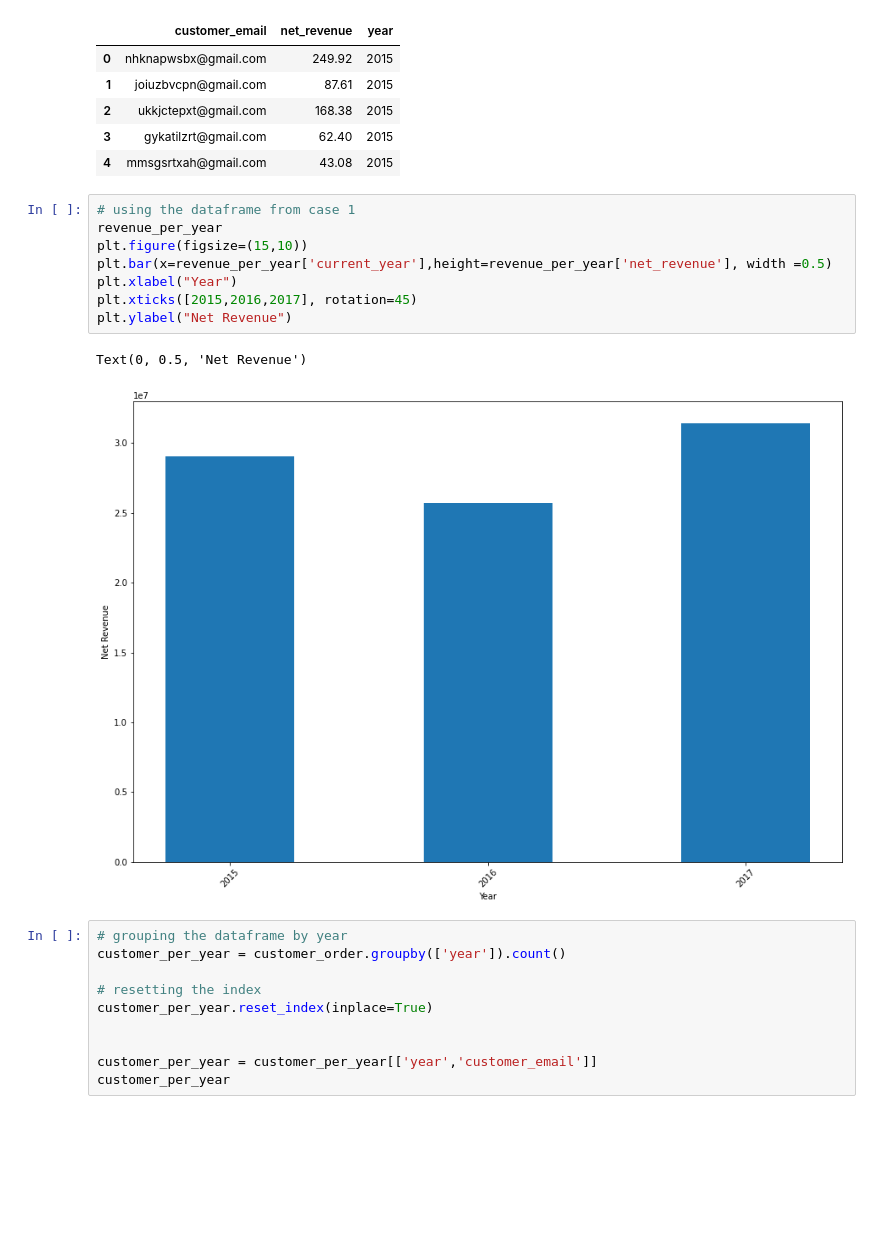
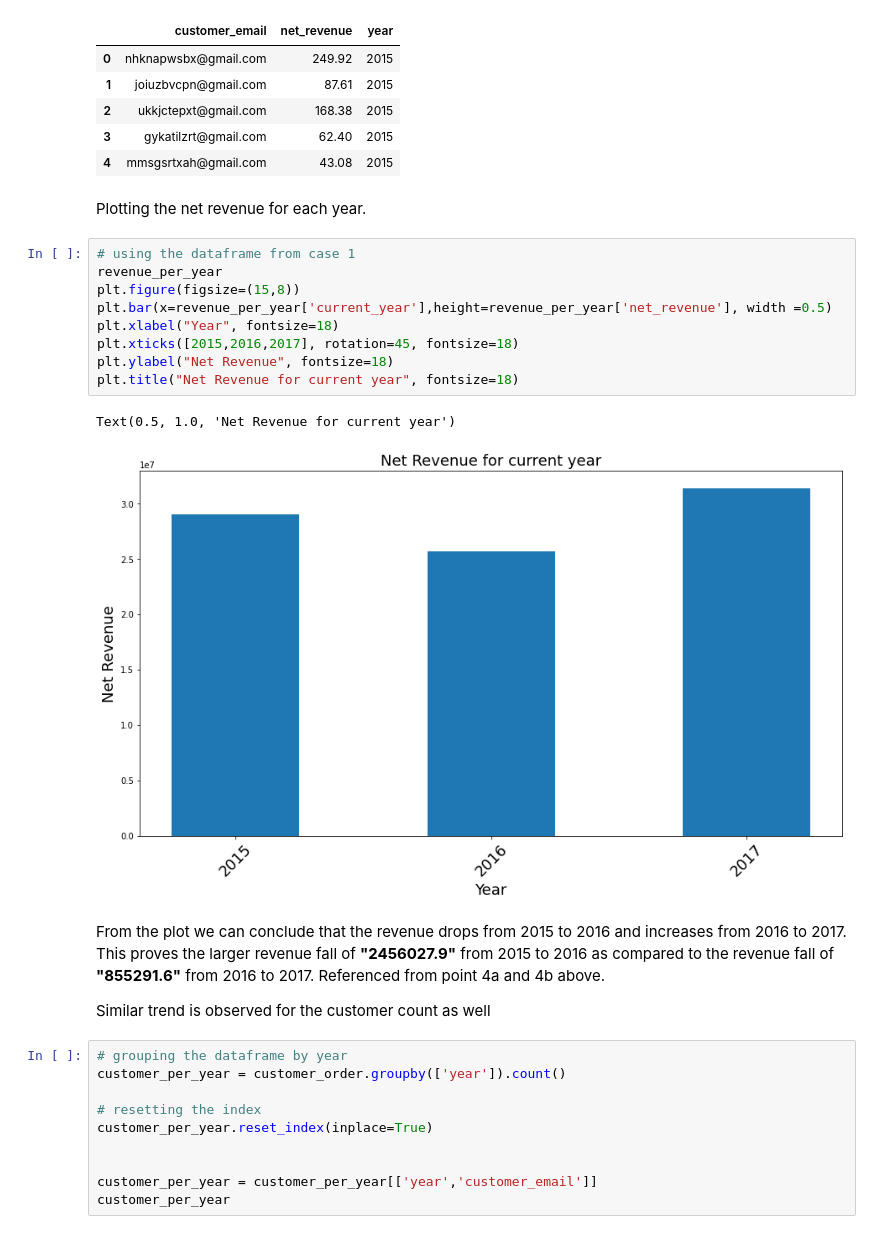
Before and after one commit to saishdesai23/Customer-Order-Analysis, a Jupyter notebook: case_study_2.ipynb, the cells around one changed output. Cells and saved outputs as stored; diff of their text form; blank space fills up the shorter version.

```diff
--- a/case_study_2.ipynb
+++ b/case_study_2.ipynb
@@ -414,17 +433,25 @@ customer_order.head()
 | 2 | ukkjctepxt@gmail.com | 168.38 | 2015 |
 | 3 | gykatilzrt@gmail.com | 62.40 | 2015 |
 | 4 | mmsgsrtxah@gmail.com | 43.08 | 2015 |
+# %% [markdown]
+Plotting the net revenue for each year.
 # %%
 # using the dataframe from case 1
 revenue_per_year
-plt.figure(figsize=(15,10))
+plt.figure(figsize=(15,8))
 plt.bar(x=revenue_per_year['current_year'],height=revenue_per_year['net_revenue'], width =0.5)
-plt.xlabel("Year")
-plt.xticks([2015,2016,2017], rotation=45)
-plt.ylabel("Net Revenue")
+plt.xlabel("Year", fontsize=18)
+plt.xticks([2015,2016,2017], rotation=45, fontsize=18)
+plt.ylabel("Net Revenue", fontsize=18)
+plt.title("Net Revenue for current year", fontsize=18)
 # %% [output]
-Text(0, 0.5, 'Net Revenue')
+Text(0.5, 1.0, 'Net Revenue for current year')
-[figure, old version]
+[figure, new version]
+# %% [markdown]
+From the plot we can conclude that the revenue drops from 2015 to 2016 and increases from 2016 to 2017. This proves the larger revenue fall of __"2456027.9"__ from 2015 to 2016 as compared to the revenue fall of __"855291.6"__ from 2016 to 2017. Referenced from point 4a and 4b above.
+
+
+Similar trend is observed for the customer count as well
 # %%
 # grouping the dataframe by year
 customer_per_year = customer_order.groupby(['year']).count()
```
Also changed, not shown: parts of 17 cells of this notebook.
